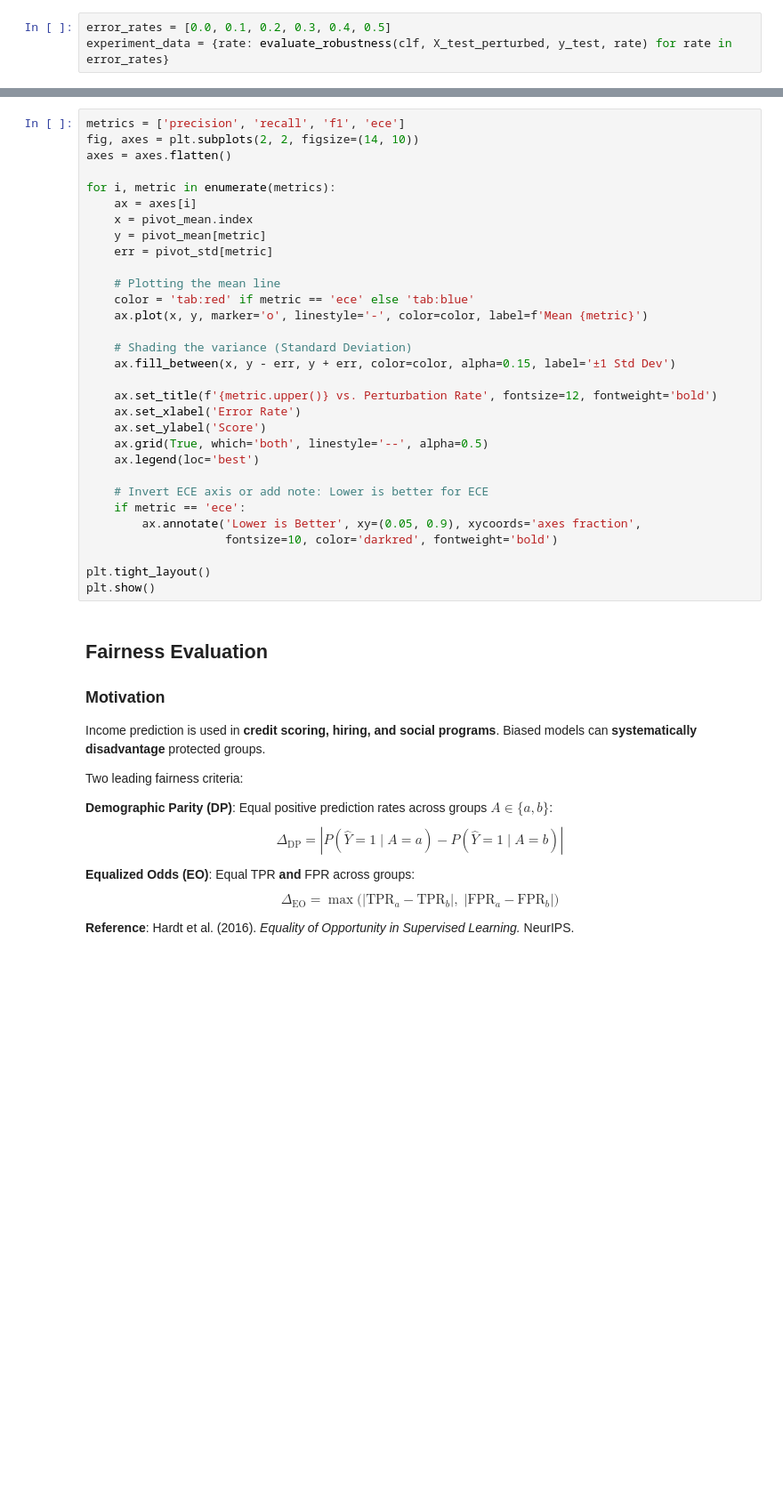
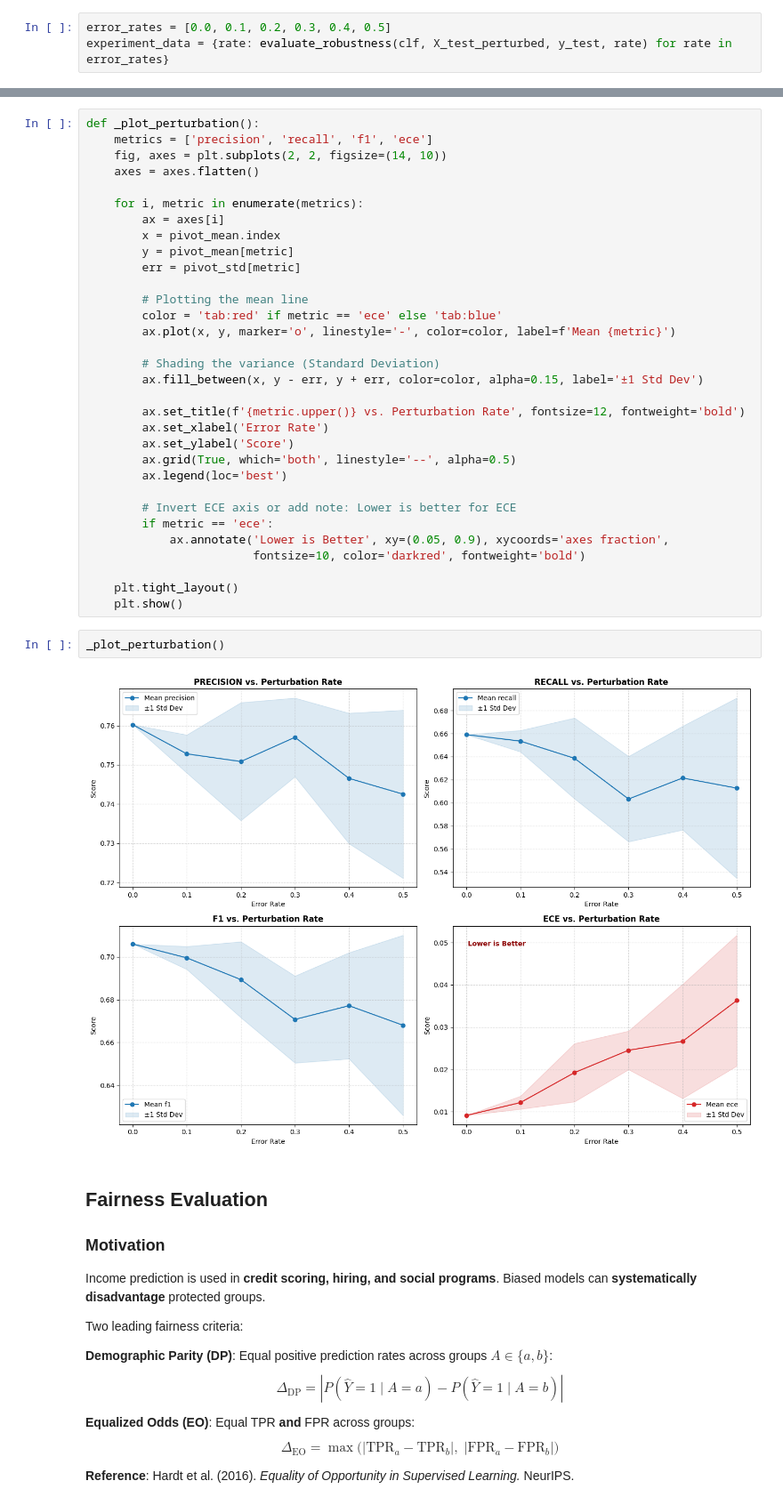
Before and after one commit to calgo-lab/data-science-workflow, a Jupyter notebook: DSW-sessions/session4_model_training_evaluation.ipynb, the cells around one changed output, grey strips where cells are left out. Shown at 89% size. Drawn from its saved outputs; the diff is of its cells as text; blank space fills up the shorter version.

```diff
--- a/DSW-sessions/session4_model_training_evaluation.ipynb
+++ b/DSW-sessions/session4_model_training_evaluation.ipynb
@@ -689,34 +771,39 @@ print(pivot_mean)
 # %%
-metrics = ['precision', 'recall', 'f1', 'ece']
-fig, axes = plt.subplots(2, 2, figsize=(14, 10))
-axes = axes.flatten()
+def _plot_perturbation():
+    metrics = ['precision', 'recall', 'f1', 'ece']
+    fig, axes = plt.subplots(2, 2, figsize=(14, 10))
+    axes = axes.flatten()
 
-for i, metric in enumerate(metrics):
-    ax = axes[i]
-    x = pivot_mean.index
-    y = pivot_mean[metric]
-    err = pivot_std[metric]
+    for i, metric in enumerate(metrics):
+        ax = axes[i]
+        x = pivot_mean.index
+        y = pivot_mean[metric]
+        err = pivot_std[metric]
 
-    # Plotting the mean line
-    color = 'tab:red' if metric == 'ece' else 'tab:blue'
-    ax.plot(x, y, marker='o', linestyle='-', color=color, label=f'Mean {metric}')
+        # Plotting the mean line
+        color = 'tab:red' if metric == 'ece' else 'tab:blue'
+        ax.plot(x, y, marker='o', linestyle='-', color=color, label=f'Mean {metric}')
 
-    # Shading the variance (Standard Deviation)
-    ax.fill_between(x, y - err, y + err, color=color, alpha=0.15, label='±1 Std Dev')
+        # Shading the variance (Standard Deviation)
+        ax.fill_between(x, y - err, y + err, color=color, alpha=0.15, label='±1 Std Dev')
 
-    ax.set_title(f'{metric.upper()} vs. Perturbation Rate', fontsize=12, fontweight='bold')
-    ax.set_xlabel('Error Rate')
-    ax.set_ylabel('Score')
-    ax.grid(True, which='both', linestyle='--', alpha=0.5)
-    ax.legend(loc='best')
+        ax.set_title(f'{metric.upper()} vs. Perturbation Rate', fontsize=12, fontweight='bold')
+        ax.set_xlabel('Error Rate')
+        ax.set_ylabel('Score')
+        ax.grid(True, which='both', linestyle='--', alpha=0.5)
+        ax.legend(loc='best')
 
-    # Invert ECE axis or add note: Lower is better for ECE
-    if metric == 'ece':
-        ax.annotate('Lower is Better', xy=(0.05, 0.9), xycoords='axes fraction',
-                    fontsize=10, color='darkred', fontweight='bold')
+        # Invert ECE axis or add note: Lower is better for ECE
+        if metric == 'ece':
+            ax.annotate('Lower is Better', xy=(0.05, 0.9), xycoords='axes fraction',
+                        fontsize=10, color='darkred', fontweight='bold')
 
-plt.tight_layout()
-plt.show()
+    plt.tight_layout()
+    plt.show()
+# %%
+_plot_perturbation()
+# %% [output]
+[figure, added]
 # %% [markdown]
 ## Fairness Evaluation
 
```
Also changed, not shown: parts of 23 cells of this notebook.
